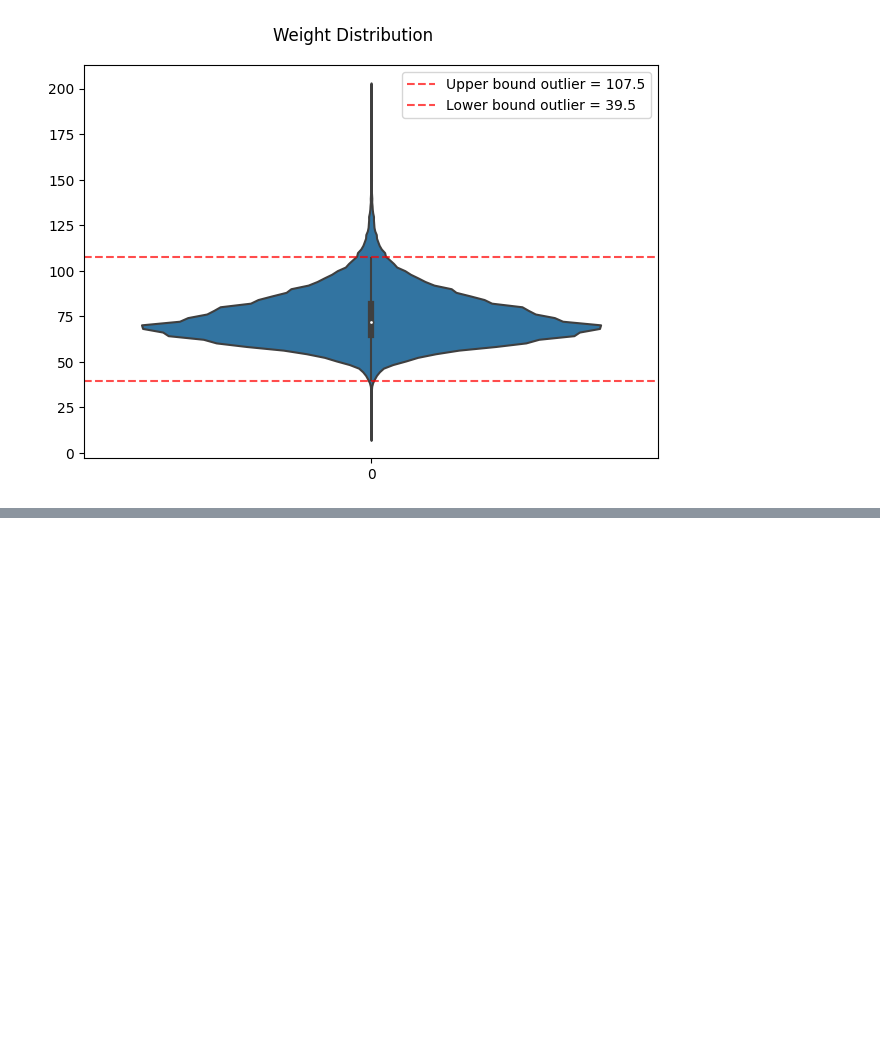
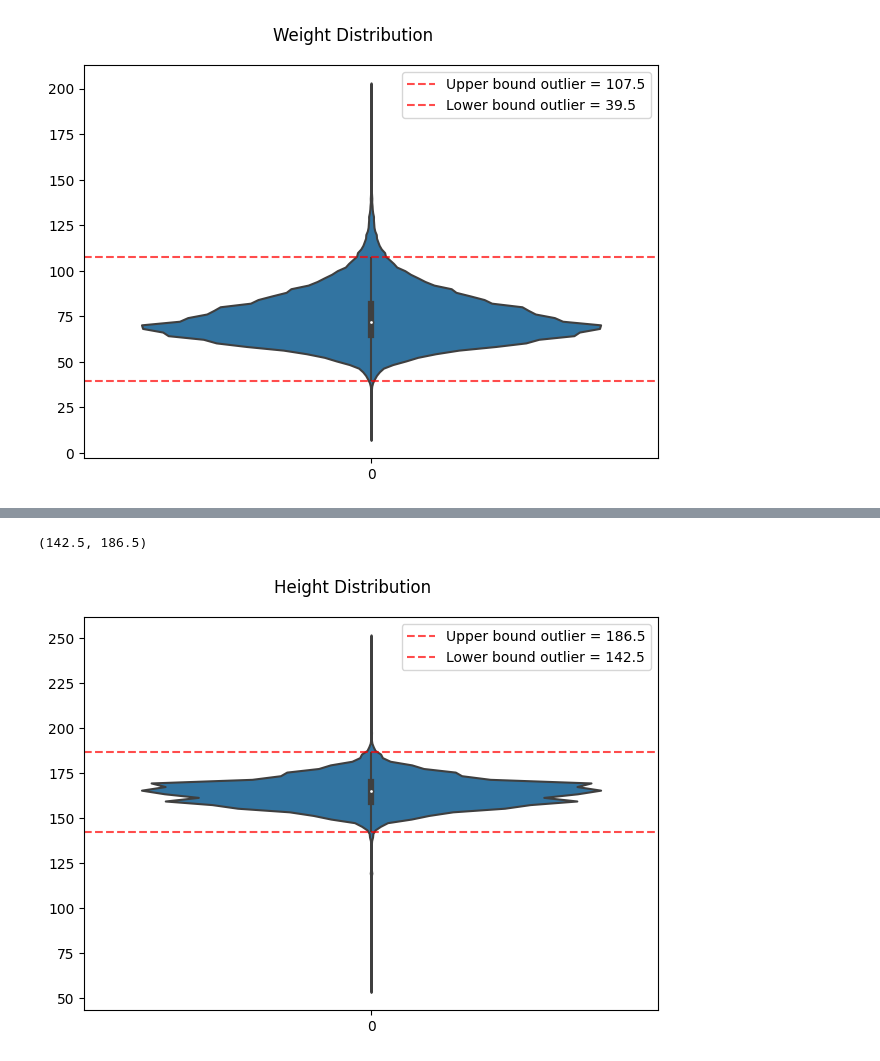
Before and after one commit to Andreas-Svensson/disease_prediction, a Jupyter notebook: data_analysis.ipynb, the cells around one changed output, grey strips where cells are left out. Drawn from its saved outputs; the diff is of its cells as text; code cells hidden in the pictures; blank space fills up the shorter version.

```diff
--- a/data_analysis.ipynb
+++ b/data_analysis.ipynb
@@ -137,0 +148,21 @@ plt.tight_layout()
+# %%
+Q1 = df["height"].quantile(0.25)
+Q3 = df["height"].quantile(0.75)
+IQR = Q3 - Q1
+
+# seaborn boxplot definition of outliers
+outlier_lower = Q1 - 1.5 * IQR
+outlier_upper = Q3 + 1.5 * IQR
+
+outlier_lower, outlier_upper
+# %% [output]
+(142.5, 186.5)
+# %%
+sns.violinplot(df["height"])
+plt.axhline(y = outlier_upper, label = f"Upper bound outlier = {outlier_upper}", color = "r", linestyle = "--", alpha = 0.7)
+plt.axhline(y = outlier_lower, label = f"Lower bound outlier = {outlier_lower}", color = "r", linestyle = "--", alpha = 0.7)
+plt.legend()
+plt.suptitle("Height Distribution")
+plt.tight_layout()
+# %% [output]
+[figure, added]
```
Also changed, not shown: parts of 3 cells of this notebook.
